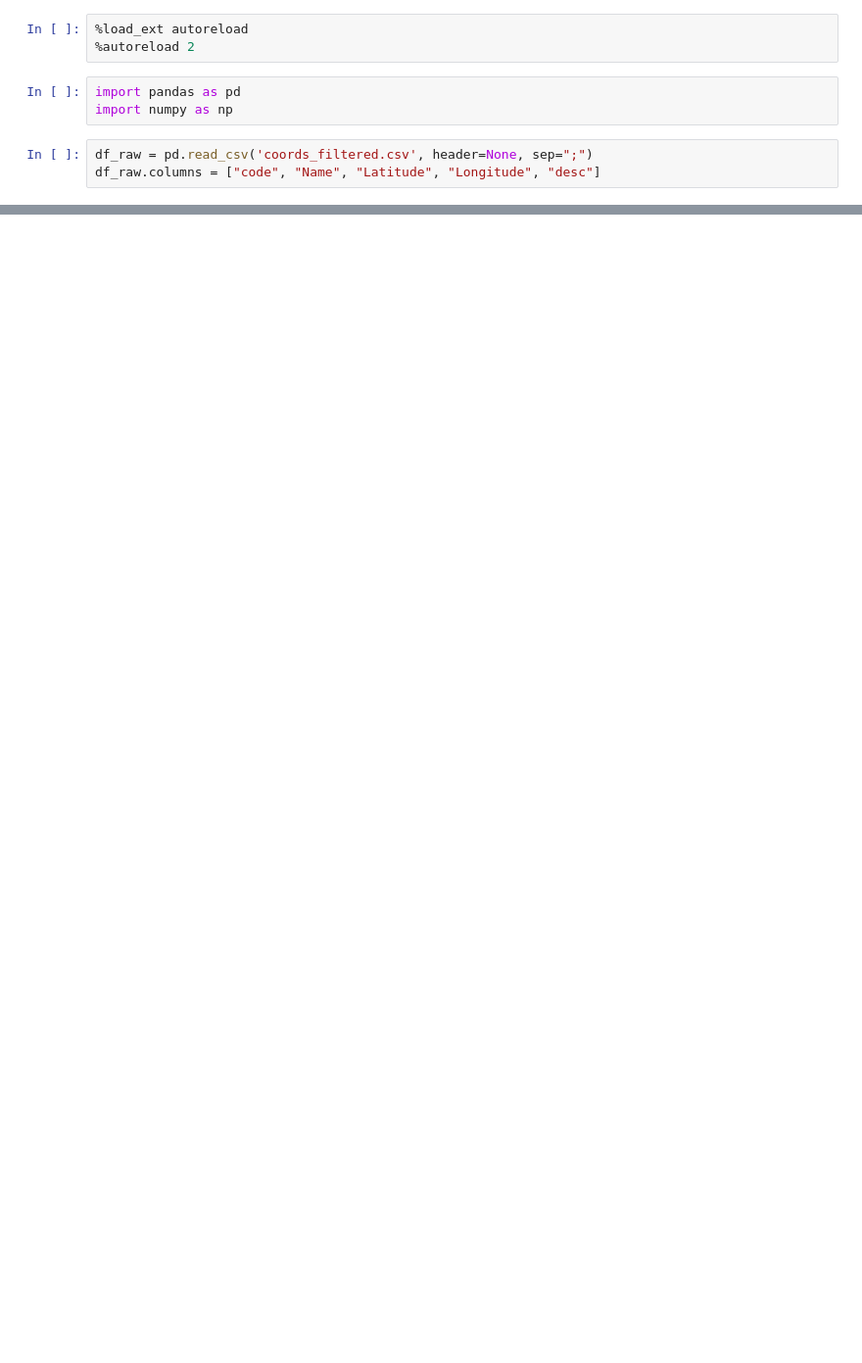
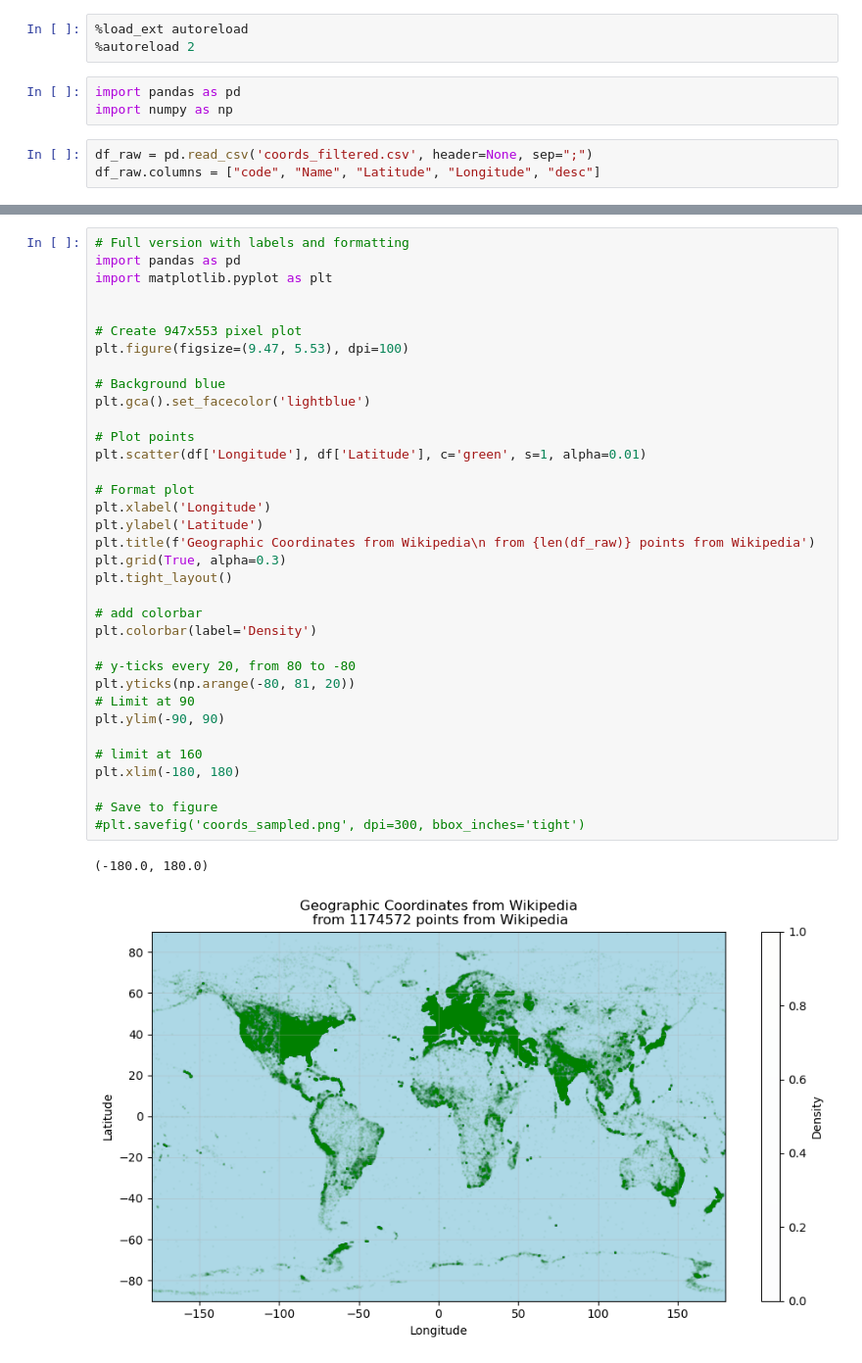
Before and after one commit to Magnushhoie/Wikipedia_Coordinates_Visualization, a Jupyter notebook: plots.ipynb, the cells around one changed output, grey strips where cells are left out. Shown at 98% size. Saved outputs shown, nothing was run; the diff lists cells and outputs as text; blank space fills up the shorter version.

```diff
--- a/plots.ipynb
+++ b/plots.ipynb
@@ -50,0 +52,38 @@ plt.savefig('coords_sampled.png', dpi=300, bbox_inches='tight')
+# %%
+# Full version with labels and formatting
+import pandas as pd
+import matplotlib.pyplot as plt
+
+
+# Create 947x553 pixel plot
+plt.figure(figsize=(9.47, 5.53), dpi=100)
+
+# Background blue
+plt.gca().set_facecolor('lightblue')
+
+# Plot points
+plt.scatter(df['Longitude'], df['Latitude'], c='green', s=1, alpha=0.01)
+
+# Format plot
+plt.xlabel('Longitude')
+plt.ylabel('Latitude')
+plt.title(f'Geographic Coordinates from Wikipedia\n from {len(df_raw)} points from Wikipedia')
+plt.grid(True, alpha=0.3)
+plt.tight_layout()
+
+# add colorbar
+plt.colorbar(label='Density')
+
+# y-ticks every 20, from 80 to -80
+plt.yticks(np.arange(-80, 81, 20))
+# Limit at 90
+plt.ylim(-90, 90)
+
+# limit at 160
+plt.xlim(-180, 180)
+
+# Save to figure
+#plt.savefig('coords_sampled.png', dpi=300, bbox_inches='tight')
+# %% [output]
+(-180.0, 180.0)
+[figure, added]
```
Also changed, not shown: parts of 2 cells of this notebook, 1 other file.
